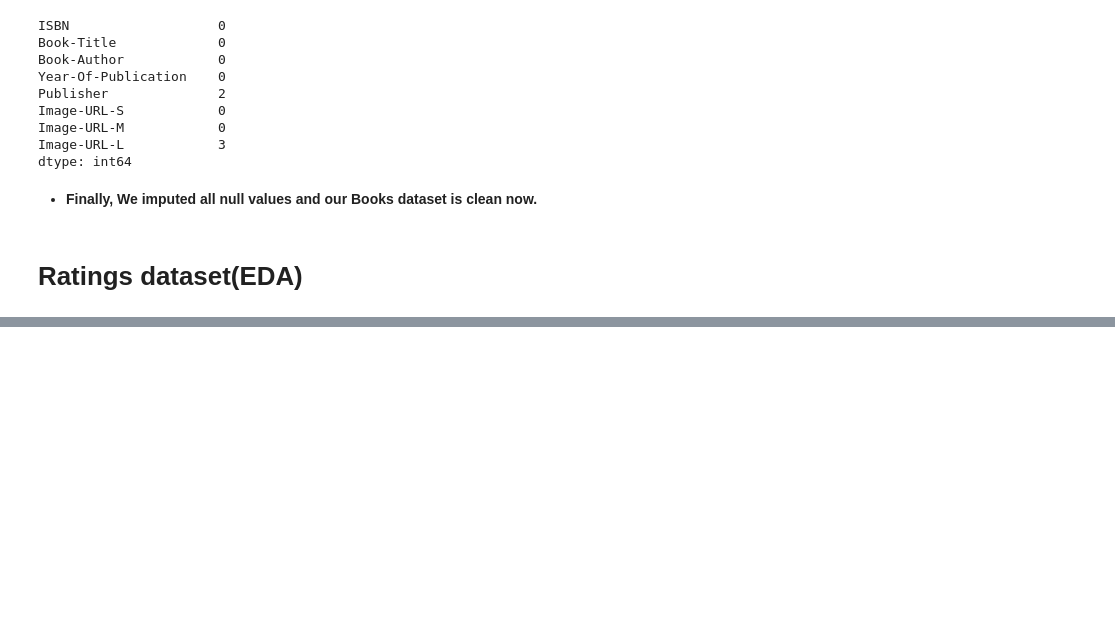
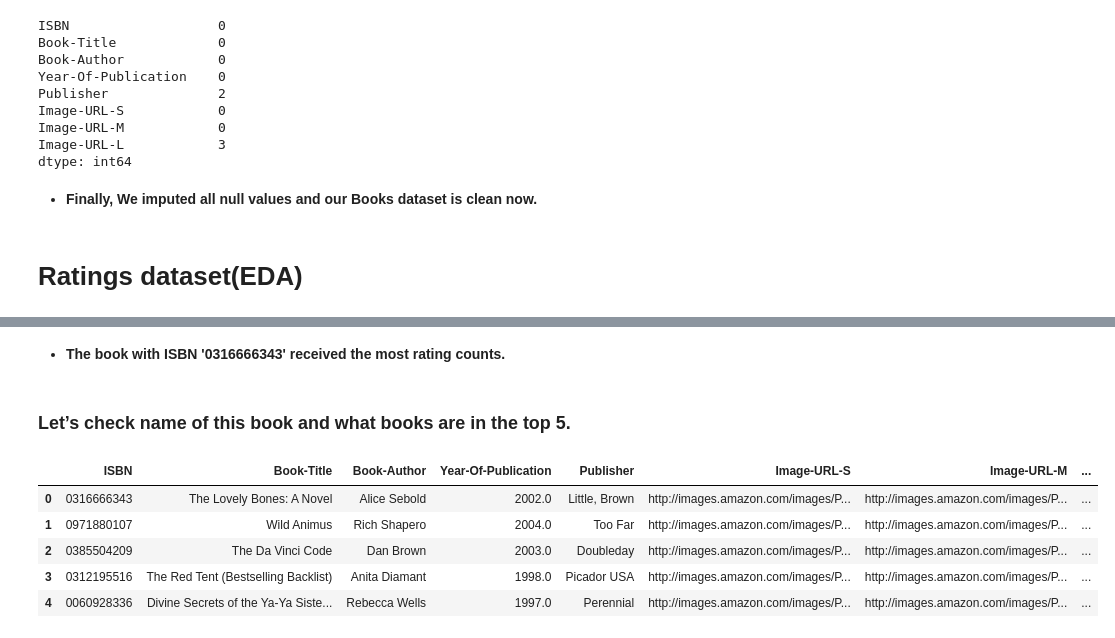
Before and after one commit to vickypandey07/Book-Recommendation-System, a Jupyter notebook: Book_Recommendation_System_Vikram_Pandey_Capstone_Project_4.ipynb, the cells around one changed output, grey strips where cells are left out. Cells and saved outputs as stored; diff of their text form; code cells hidden in the pictures; blank space fills up the shorter version.

```diff
--- a/Book_Recommendation_System_Vikram_Pandey_Capstone_Project_4.ipynb
+++ b/Book_Recommendation_System_Vikram_Pandey_Capstone_Project_4.ipynb
@@ -491,0 +544,17 @@ dtype: int64
+# %% [markdown]
+* **The book with ISBN '0316666343' received the most rating counts.**
+# %% [markdown]
+### **Let’s check name of this book and what books are in the top 5.**
+# %%
+# Names of top rated books
+
+most_rated_books = pd.DataFrame(['0316666343', '0971880107', '0385504209', '0312195516', '0060928336'], index=np.arange(5), columns = ['ISBN'])
+most_rated_books_summary = pd.merge(most_rated_books, books, on='ISBN')
+most_rated_books_summary
+# %% [output]
+|  | ISBN | Book-Title | Book-Author | Year-Of-Publication | Publisher | Image-URL-S | Image-URL-M | ... |
+| 0 | 0316666343 | The Lovely Bones: A Novel | Alice Sebold | 2002.0 | Little, Brown | http://images.amazon.com/images/P... | http://images.amazon.com/images/P... | ... |
+| 1 | 0971880107 | Wild Animus | Rich Shapero | 2004.0 | Too Far | http://images.amazon.com/images/P... | http://images.amazon.com/images/P... | ... |
+| 2 | 0385504209 | The Da Vinci Code | Dan Brown | 2003.0 | Doubleday | http://images.amazon.com/images/P... | http://images.amazon.com/images/P... | ... |
+| 3 | 0312195516 | The Red Tent (Bestselling Backlist) | Anita Diamant | 1998.0 | Picador USA | http://images.amazon.com/images/P... | http://images.amazon.com/images/P... | ... |
+| 4 | 0060928336 | Divine Secrets of the Ya-Ya Siste... | Rebecca Wells | 1997.0 | Perennial | http://images.amazon.com/images/P... | http://images.amazon.com/images/P... | ... |
```
Also changed, not shown: parts of 22 cells of this notebook.
